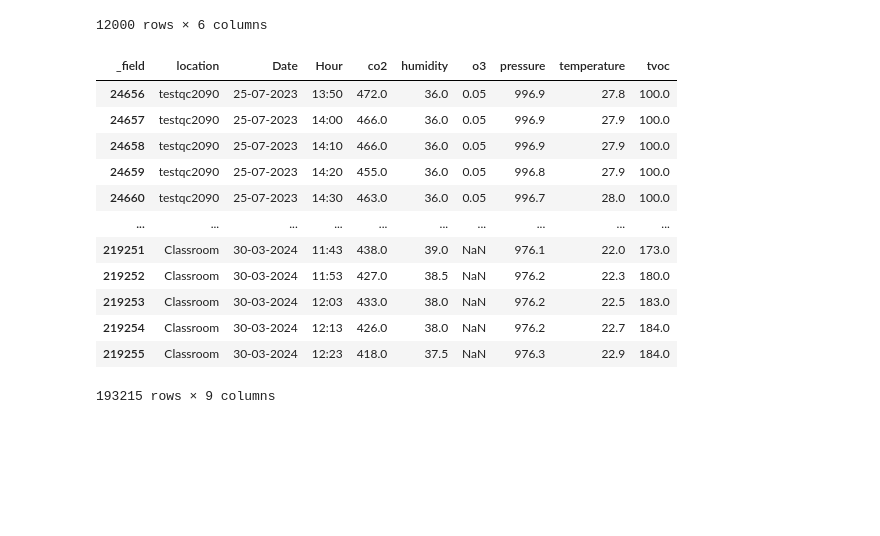
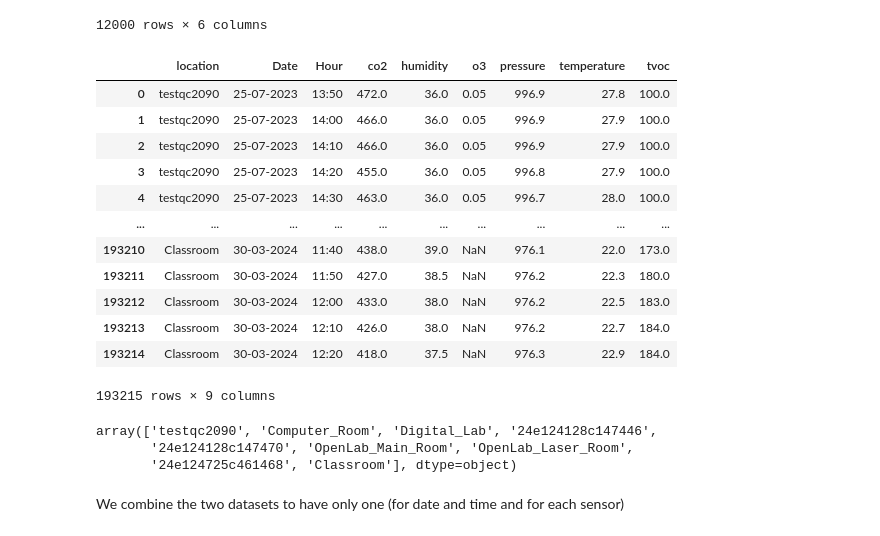
Before and after one commit to peremayolc/UAB_EnergyStudy, a Jupyter notebook: Recommender/recommendersys.ipynb, the cells around one changed output. Drawn from its saved outputs; the diff is of its cells as text; code cells hidden in the pictures; blank space fills up the shorter version.

```diff
--- a/Recommender/recommendersys.ipynb
+++ b/Recommender/recommendersys.ipynb
@@ -156,19 +196,26 @@ data_meteo
 | 11998 | 30-03-2024 | 23:00 | 12.7 | 86 | 0.0 | 0 |
 | 11999 | 30-03-2024 | 23:30 | 13.2 | 84 | 0.1 | 0 |
 12000 rows × 6 columns
+# %%
+data_sensors = pd.read_csv("data_sensors_v1.csv")
+data_sensors
+# %% [output]
+|  | location | Date | Hour | co2 | humidity | o3 | pressure | temperature | tvoc |
+| 0 | testqc2090 | 25-07-2023 | 13:50 | 472.0 | 36.0 | 0.05 | 996.9 | 27.8 | 100.0 |
+| 1 | testqc2090 | 25-07-2023 | 14:00 | 466.0 | 36.0 | 0.05 | 996.9 | 27.9 | 100.0 |
+| 2 | testqc2090 | 25-07-2023 | 14:10 | 466.0 | 36.0 | 0.05 | 996.9 | 27.9 | 100.0 |
+| 3 | testqc2090 | 25-07-2023 | 14:20 | 455.0 | 36.0 | 0.05 | 996.8 | 27.9 | 100.0 |
+| 4 | testqc2090 | 25-07-2023 | 14:30 | 463.0 | 36.0 | 0.05 | 996.7 | 28.0 | 100.0 |
+| ... | ... | ... | ... | ... | ... | ... | ... | ... | ... |
+| 193210 | Classroom | 30-03-2024 | 11:40 | 438.0 | 39.0 | NaN | 976.1 | 22.0 | 173.0 |
+| 193211 | Classroom | 30-03-2024 | 11:50 | 427.0 | 38.5 | NaN | 976.2 | 22.3 | 180.0 |
+| 193212 | Classroom | 30-03-2024 | 12:00 | 433.0 | 38.0 | NaN | 976.2 | 22.5 | 183.0 |
+| 193213 | Classroom | 30-03-2024 | 12:10 | 426.0 | 38.0 | NaN | 976.2 | 22.7 | 184.0 |
+| 193214 | Classroom | 30-03-2024 | 12:20 | 418.0 | 37.5 | NaN | 976.3 | 22.9 | 184.0 |
+193215 rows × 9 columns
 # %%
-data_sensors
+data_sensors['location'].unique()
 # %% [output]
-| _field | location | Date | Hour | co2 | humidity | o3 | pressure | temperature | tvoc |
-| 24656 | testqc2090 | 25-07-2023 | 13:50 | 472.0 | 36.0 | 0.05 | 996.9 | 27.8 | 100.0 |
-| 24657 | testqc2090 | 25-07-2023 | 14:00 | 466.0 | 36.0 | 0.05 | 996.9 | 27.9 | 100.0 |
-| 24658 | testqc2090 | 25-07-2023 | 14:10 | 466.0 | 36.0 | 0.05 | 996.9 | 27.9 | 100.0 |
-| 24659 | testqc2090 | 25-07-2023 | 14:20 | 455.0 | 36.0 | 0.05 | 996.8 | 27.9 | 100.0 |
-| 24660 | testqc2090 | 25-07-2023 | 14:30 | 463.0 | 36.0 | 0.05 | 996.7 | 28.0 | 100.0 |
-| ... | ... | ... | ... | ... | ... | ... | ... | ... | ... |
-| 219251 | Classroom | 30-03-2024 | 11:43 | 438.0 | 39.0 | NaN | 976.1 | 22.0 | 173.0 |
-| 219252 | Classroom | 30-03-2024 | 11:53 | 427.0 | 38.5 | NaN | 976.2 | 22.3 | 180.0 |
-| 219253 | Classroom | 30-03-2024 | 12:03 | 433.0 | 38.0 | NaN | 976.2 | 22.5 | 183.0 |
-| 219254 | Classroom | 30-03-2024 | 12:13 | 426.0 | 38.0 | NaN | 976.2 | 22.7 | 184.0 |
-| 219255 | Classroom | 30-03-2024 | 12:23 | 418.0 | 37.5 | NaN | 976.3 | 22.9 | 184.0 |
-193215 rows × 9 columns
+array(['testqc2090', 'Computer_Room', 'Digital_Lab', '24e124128c147446',
+       '24e124128c147470', 'OpenLab_Main_Room', 'OpenLab_Laser_Room',
+       '24e124725c461468', 'Classroom'], dtype=object)
@@ -174,0 +232,2 @@ data_sensors
+# %% [markdown]
+We combine the two datasets to have only one (for date and time and for each sensor)
```
Also changed, not shown: parts of 15 cells of this notebook, 1 other file.
